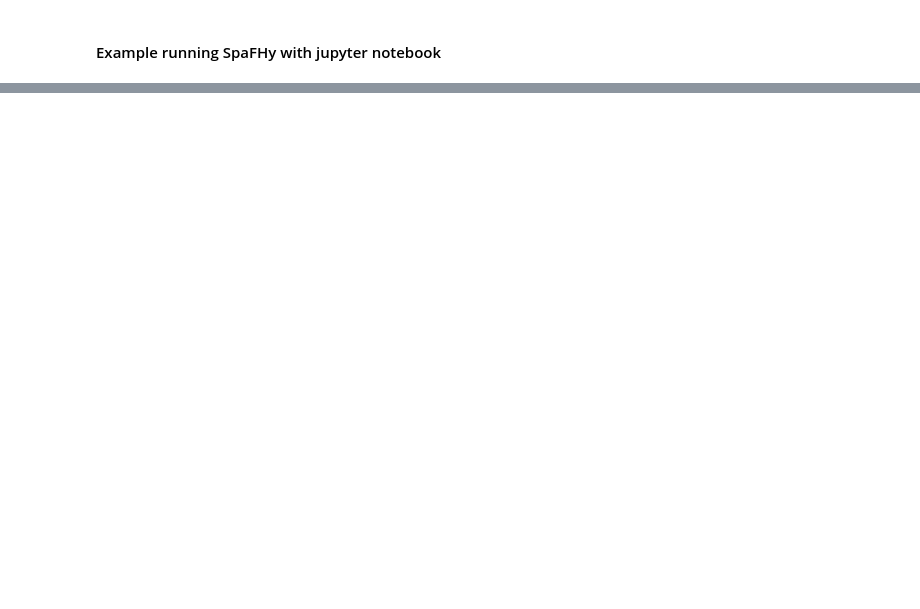
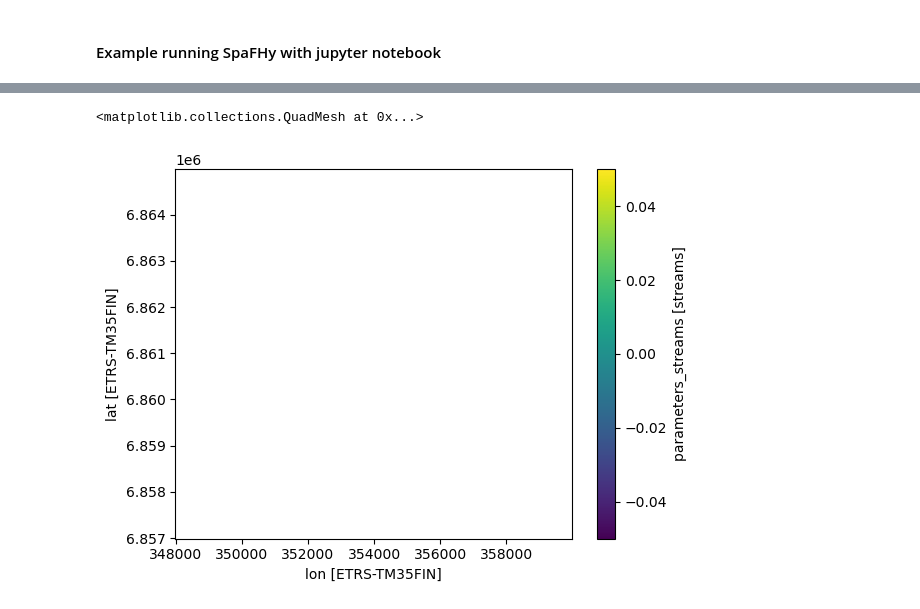
Before and after one commit to jpnousu/SpaFHy_v2.0, a Jupyter notebook: run_example.ipynb, the cells around one changed output, grey strips where cells are left out. Drawn from its saved outputs; the diff is of its cells as text; code cells hidden in the pictures; blank space fills up the shorter version.

```diff
--- a/run_example.ipynb
+++ b/run_example.ipynb
@@ -49,3 +64,8 @@ results['bucket_moisture_root'].mean(dim=['time']).plot(cmap='coolwarm_r')
+# %%
+results['parameters_streams'].plot()
+# %% [output]
+<matplotlib.collections.QuadMesh at 0x...>
+[figure, added]
 # %%
 import xarray as xr
 file = r'/scratch/project_2000908/nousu/SpaFHy_RESULTS/testcase_input_202403121454.nc'
```
Also changed, not shown: parts of 2 cells of this notebook, 7 other files.
